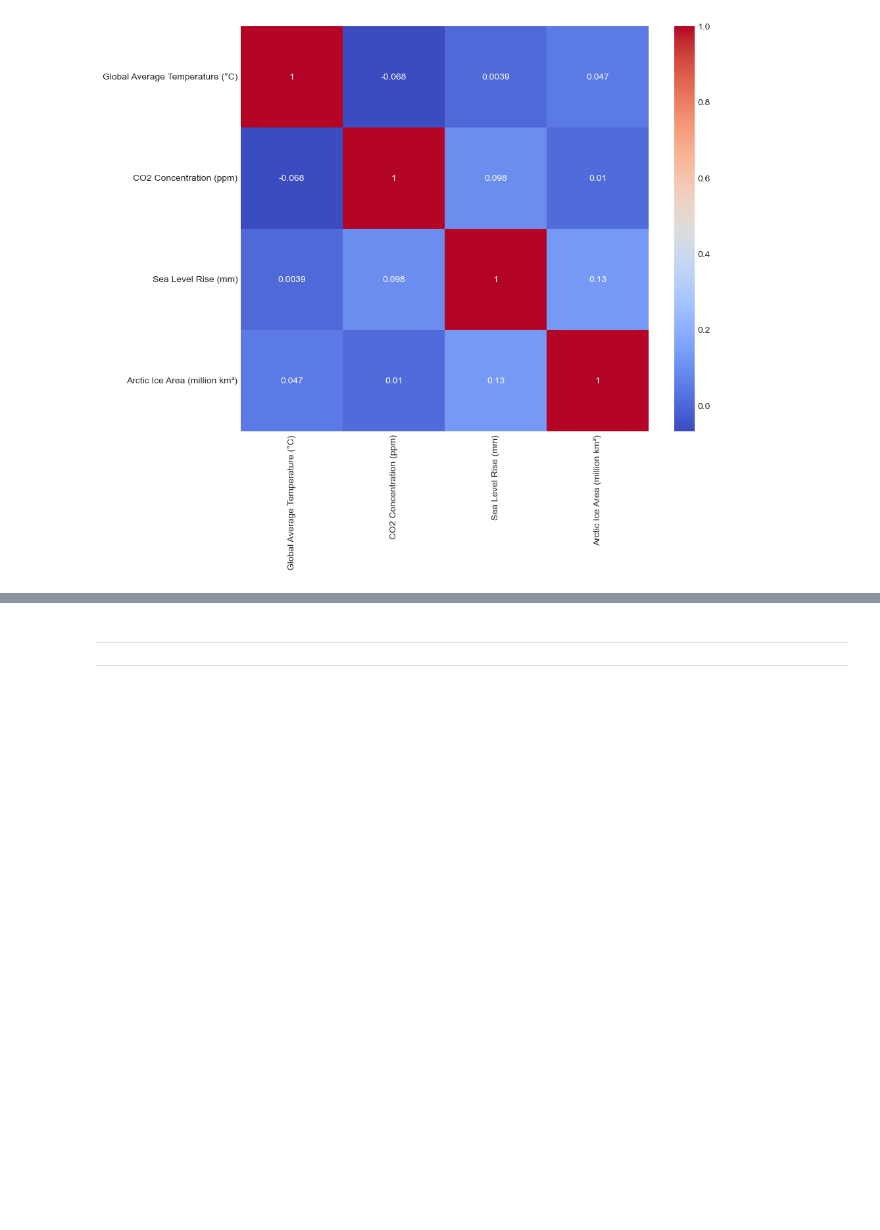
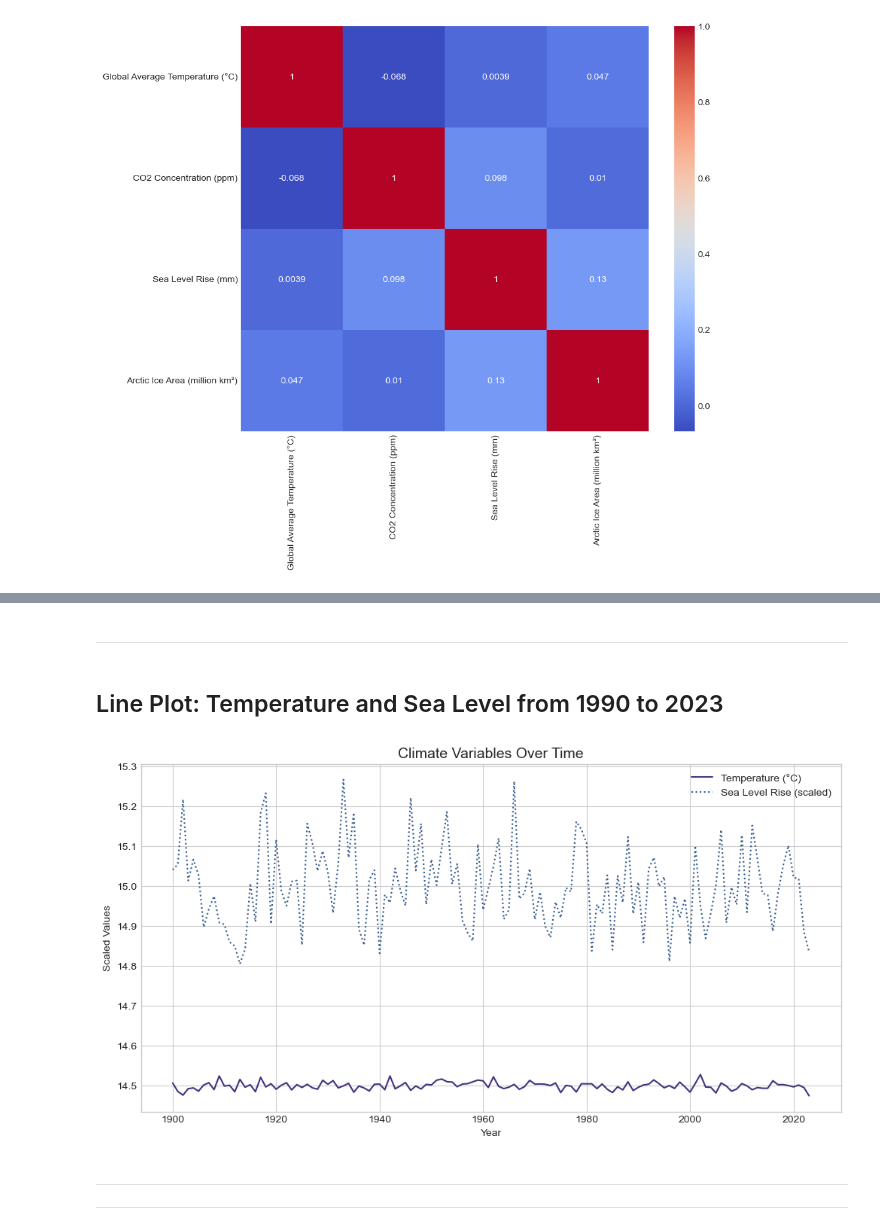
Before and after one commit to Omdena-NIC-Nepal/complete-eda-assignment-neural-syndicate, a Jupyter notebook: climate_eda.ipynb, the cells around one changed output, grey strips where cells are left out. Saved outputs shown, nothing was run; the diff lists cells and outputs as text; code cells hidden in the pictures; blank space fills up the shorter version.

```diff
--- a/climate_eda.ipynb
+++ b/climate_eda.ipynb
@@ -217,3 +247,19 @@ plt.show()
+# %% [markdown]
+---
+# %% [markdown]
+## Line Plot: Temperature and Sea Level from 1990 to 2023
+# %%
+plt.figure(figsize=(12, 6))
+sns.lineplot(x=df["Year"], y=df["Global Average Temperature (°C)"], label="Temperature (°C)")
+sns.lineplot(x=df["Year"], y=df["Sea Level Rise (mm)"]/10, label="Sea Level Rise (scaled)", linestyle=":")
+plt.title("Climate Variables Over Time", fontsize=14)
+plt.xlabel("Year")
+plt.ylabel("Scaled Values")
+plt.legend()
+plt.grid(True)
+plt.show()
+# %% [output]
+[figure, added]
 # %% [markdown]
 ---
 ---
```
Also changed, not shown: parts of 15 cells of this notebook.
